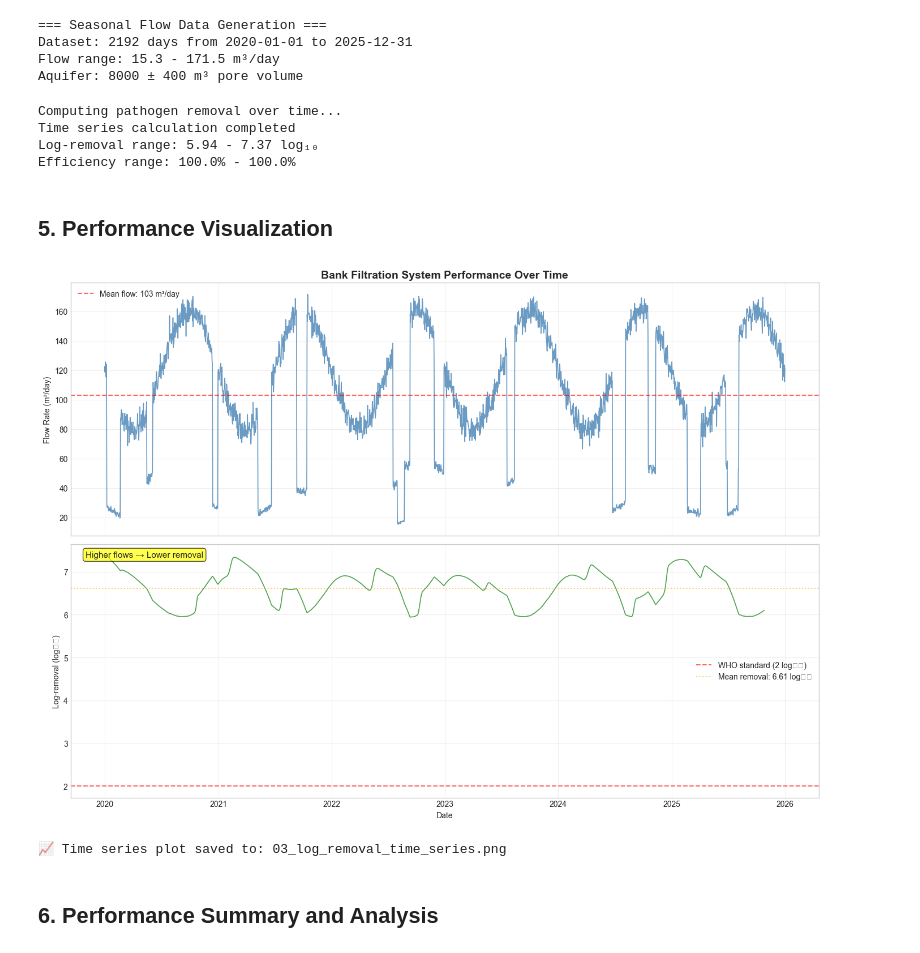
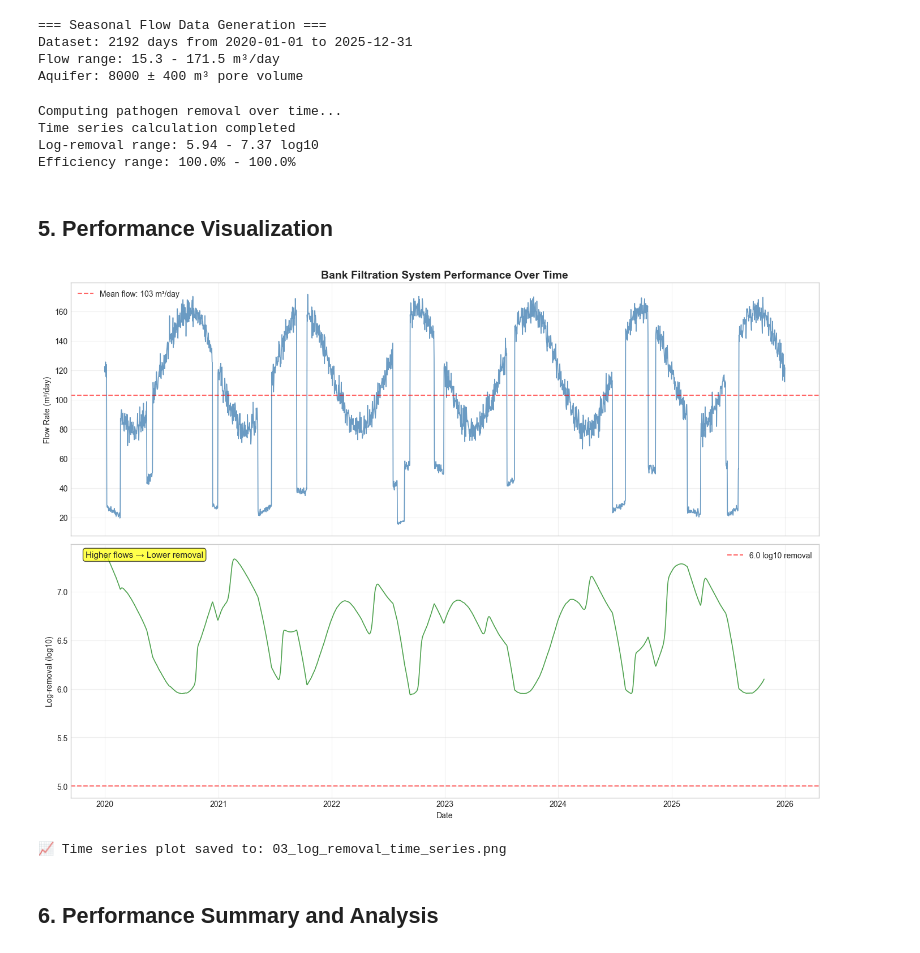
Before and after one commit to gwtransport/gwtransport, a Jupyter notebook: examples/03_Pathogen_Removal_Bank_Filtration.ipynb, the cells around one changed output. Cells and saved outputs as stored; diff of their text form; code cells hidden in the pictures.

```diff
--- a/examples/03_Pathogen_Removal_Bank_Filtration.ipynb
+++ b/examples/03_Pathogen_Removal_Bank_Filtration.ipynb
@@ -275,17 +275,17 @@ Aquifer: 8000 ± 400 m³ pore volume
 print("\nComputing pathogen removal over time...")
 
 # Calculate residence time distribution for water flow
-rt_forward_water = residence_time(
+rt_infiltration_to_extraction_water = residence_time(
     flow=df.flow,
     flow_tedges=tedges,
     aquifer_pore_volume=bins["expected_value"],
     retardation_factor=1.0,  # Water (conservative tracer)
-    direction="infiltration",
+    direction="infiltration_to_extraction",
 )
 
 # Compute log-removal for each flow path and time point
 log_removal_array = residence_time_to_log_removal(
-    residence_times=rt_forward_water,
+    residence_times=rt_infiltration_to_extraction_water,
     log_removal_rate=log_removal_rate,
 )
 
@@ -294,12 +294,12 @@ df["log_removal"] = parallel_mean(log_removal_array, axis=0)
 df["removal_efficiency"] = (1 - 10 ** (-df["log_removal"])) * 100
 
 print("Time series calculation completed")
-print(f"Log-removal range: {df['log_removal'].min():.2f} - {df['log_removal'].max():.2f} log₁₀")
+print(f"Log-removal range: {df['log_removal'].min():.2f} - {df['log_removal'].max():.2f} log10")
 print(f"Efficiency range: {df['removal_efficiency'].min():.1f}% - {df['removal_efficiency'].max():.1f}%")
 # %% [output]
 Computing pathogen removal over time...
 Time series calculation completed
-Log-removal range: 5.94 - 7.37 log₁₀
+Log-removal range: 5.94 - 7.37 log10
 Efficiency range: 100.0% - 100.0%
 # %% [markdown]
 ## 5. Performance Visualization
@@ -321,43 +321,36 @@ ax1.axhline(
 )
 ax1.legend()
 
 # Plot 2: Log-removal over time
 ax2.plot(df.index, df.log_removal, color="forestgreen", linewidth=1.2, alpha=0.8)
-ax2.set_ylabel("Log-removal (log₁₀)")
+ax2.set_ylabel("Log-removal (log10)")
 ax2.set_xlabel("Date")
 ax2.grid(True, alpha=0.3)
 
 # Add WHO standard line
-ax2.axhline(y=2.0, color="red", linestyle="--", alpha=0.6, label="WHO standard (2 log₁₀)")
-ax2.axhline(
-    y=df.log_removal.mean(),
-    color="orange",
-    linestyle=":",
-    alpha=0.6,
-    label=f"Mean removal: {df.log_removal.mean():.2f} log₁₀",
-)
+ax2.axhline(y=5.0, color="red", linestyle="--", alpha=0.6, label=f"{target_removal} log10 removal")
 ax2.legend()
 
 # Add seasonal annotations
 ax2.text(
     0.02,
     0.95,
     "Higher flows → Lower removal",
     transform=ax2.transAxes,
     fontsize=11,
     bbox={"boxstyle": "round,pad=0.3", "facecolor": "yellow", "alpha": 0.7},
 )
 
 plt.tight_layout()
 
 # Save the time series plot
 out_path = Path("03_log_removal_time_series.png")
 plt.savefig(out_path, dpi=300, bbox_inches="tight")
 plt.show()
 
 print(f"📈 Time series plot saved to: {out_path}")
 # %% [output]
-[figure, old version]
+[figure, new version]
 📈 Time series plot saved to: 03_log_removal_time_series.png
 # %% [markdown]
 ## 6. Performance Summary and Analysis
```
Also changed, not shown: parts of 7 cells of this notebook, 20 other files.
